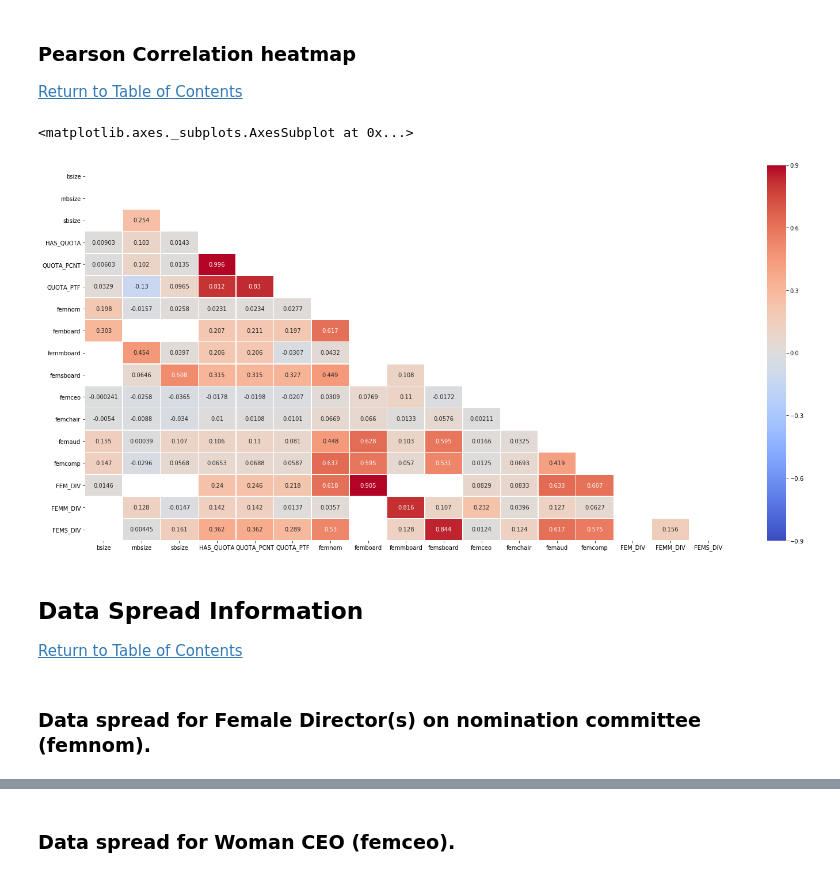
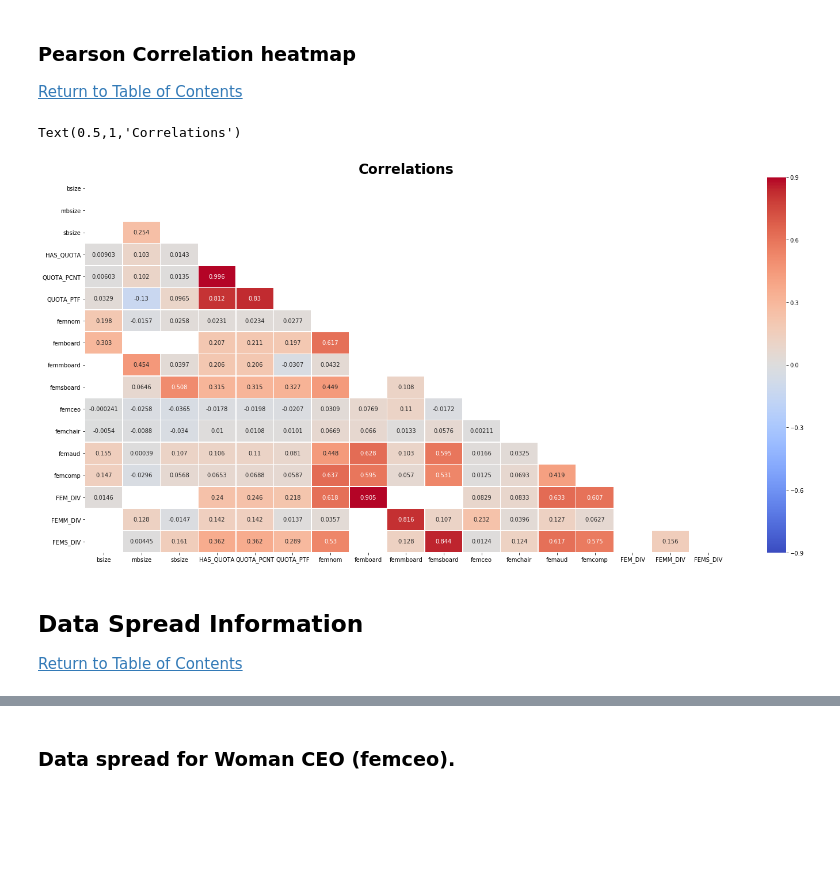
Before and after one commit to etokrug/GroupProject, a Jupyter notebook: GroupProject.ipynb, the cells around one changed output, grey strips where cells are left out. Cells and saved outputs as stored; diff of their text form; code cells hidden in the pictures; blank space fills up the shorter version.

```diff
--- a/GroupProject.ipynb
+++ b/GroupProject.ipynb
@@ -161,28 +165,27 @@ df_corr
 # %%
 
 # Set a mask to avoid showing any NULL/NaN cells
 mask = df_corr.isnull()
 mask = np.zeros_like(df_corr)
 mask[np.triu_indices_from(mask)] = True
 plt.figure(figsize = (25, 12))
 sns.heatmap(
     df_corr,
     xticklabels=df_corr.columns,
     yticklabels=df_corr.columns,
     vmin=-.9,
     vmax=.9,
     mask=mask,
     cmap="coolwarm",
     annot=True,
     fmt=".3g",
     linewidths=.5
 )
+plt.title("Correlations", fontdict={'fontsize': 24, 'fontweight' : 'bold'})
 # %% [output]
-<matplotlib.axes._subplots.AxesSubplot at 0x...>
+Text(0.5,1,'Correlations')
-[figure, old version]
+[figure, new version]
 # %% [markdown]
 <a id='spreads'></a>
 ## Data Spread Information
 [Return to Table of Contents](#top)
-# %% [markdown]
-### Data spread for Female Director(s) on nomination committee (femnom).
```
Also changed, not shown: parts of 50 cells of this notebook.
